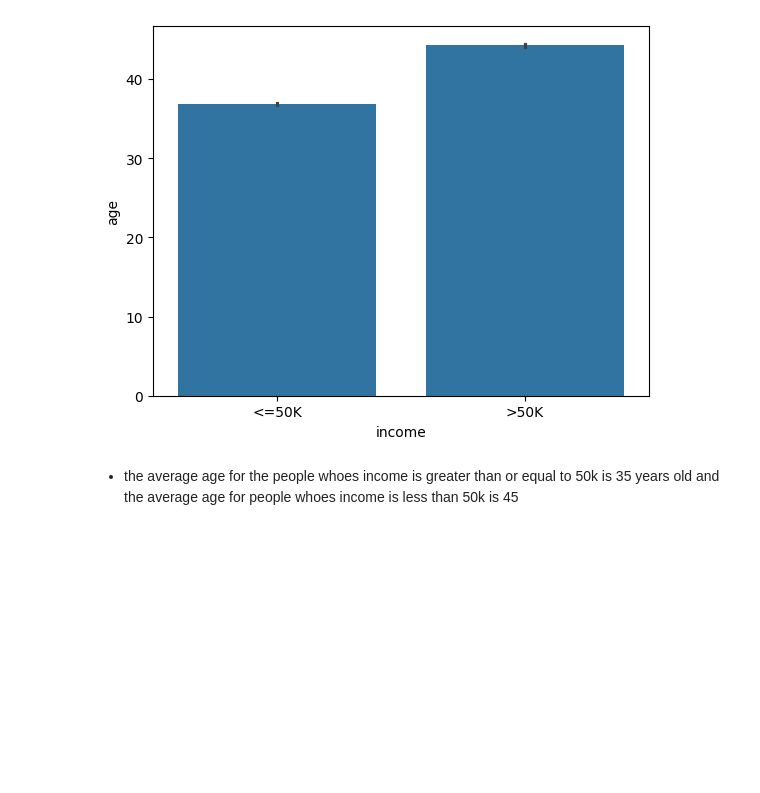
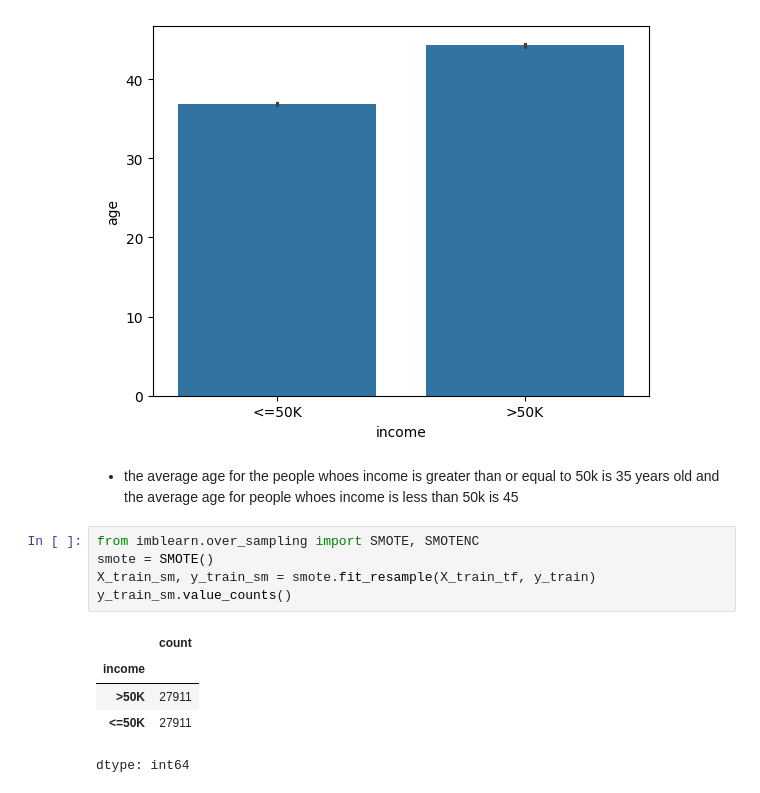
Before and after one commit to halaabbadi1/Project-4, a Jupyter notebook: Project_4.ipynb, the cells around one changed output. Cells and saved outputs as stored; diff of their text form; blank space fills up the shorter version.

```diff
--- a/Project_4.ipynb
+++ b/Project_4.ipynb
@@ -339,3 +339,14 @@ sns.barplot(data = df, x = 'income', y = 'age')
 [figure]
 # %% [markdown]
 * the average age for the people whoes income is greater than or equal to 50k is 35 years old and the average age for people whoes income is less than 50k is 45
+# %%
+from imblearn.over_sampling import SMOTE, SMOTENC
+smote = SMOTE()
+X_train_sm, y_train_sm = smote.fit_resample(X_train_tf, y_train)
+y_train_sm.value_counts()
+# %% [output]
+|  | count |
+| income |  |
+| >50K | 27911 |
+| <=50K | 27911 |
+dtype: int64
```
Also changed, not shown: parts of 5 cells of this notebook.
